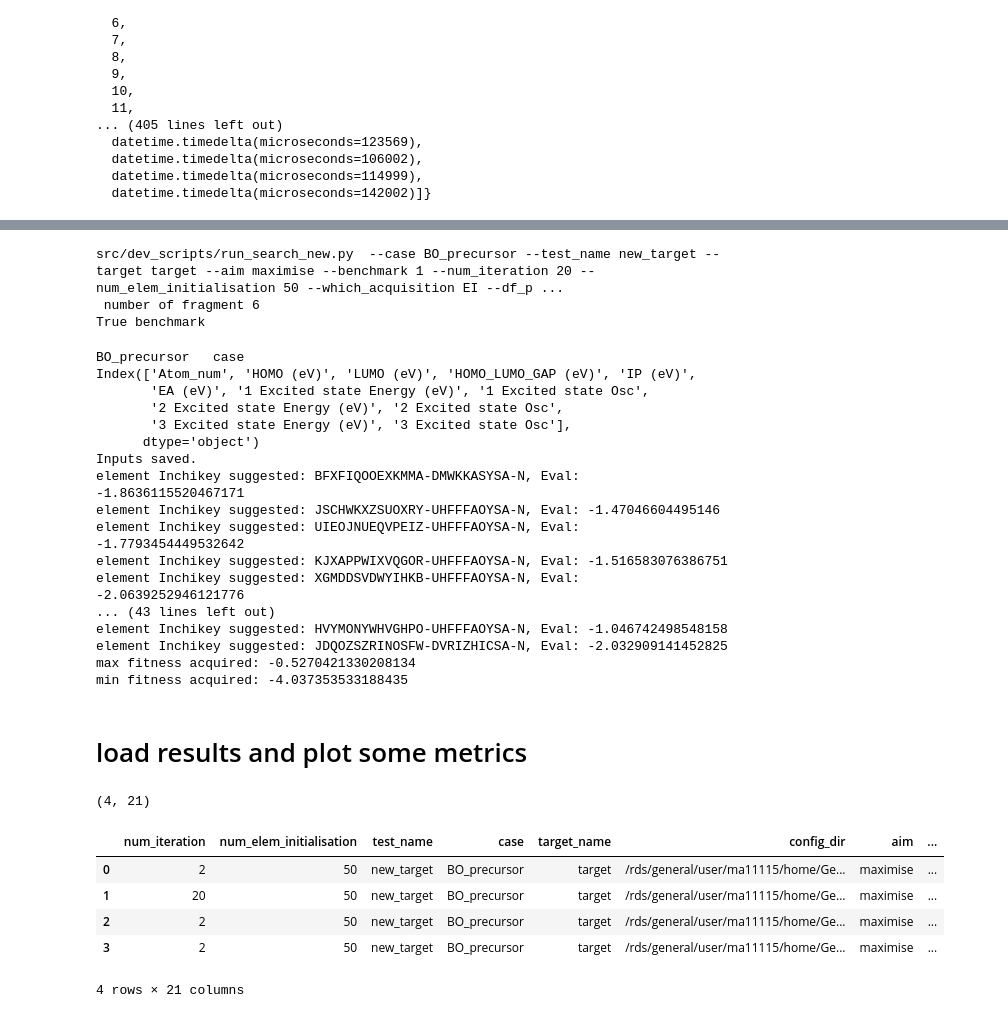
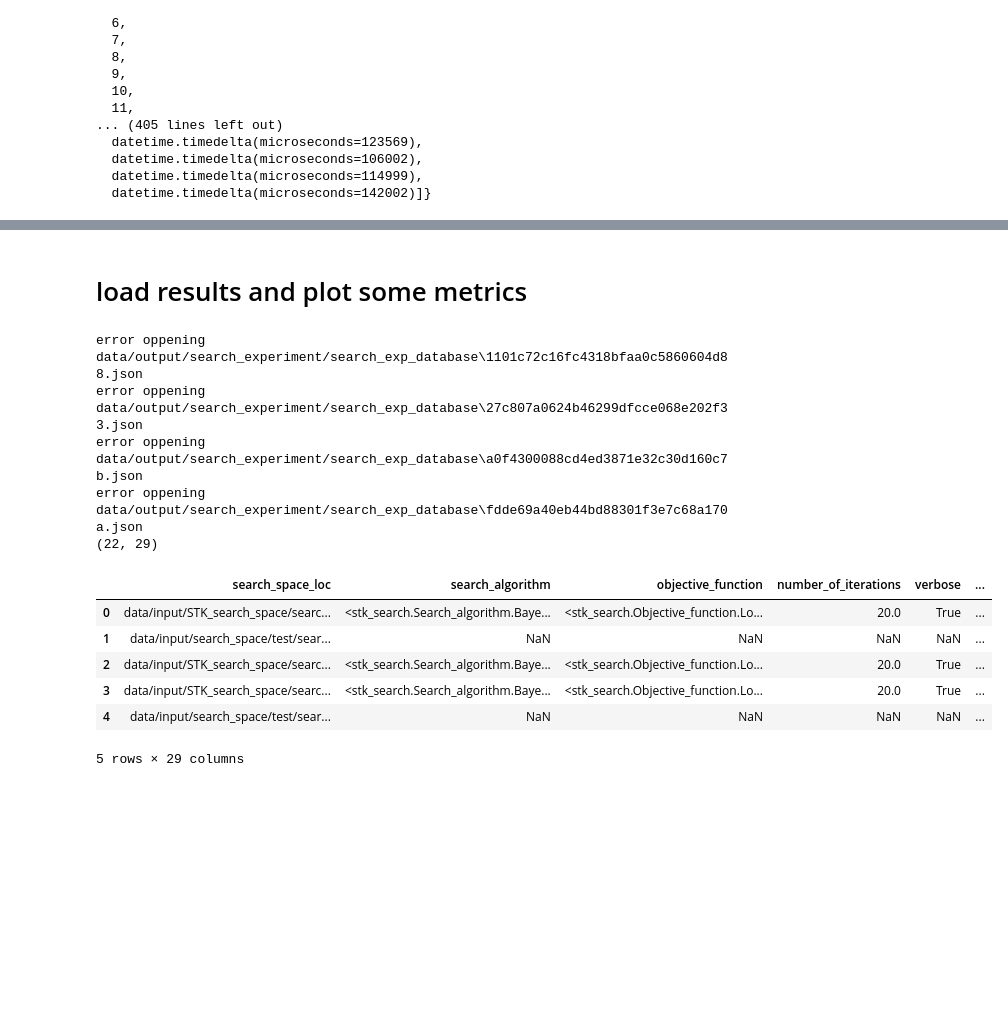
Before and after one commit to mohammedazzouzi15/STK_search, a Jupyter notebook: Example_notebooks/2_run_search_exp.ipynb, the cells around one changed output, grey strips where cells are left out. Saved outputs shown, nothing was run; the diff lists cells and outputs as text; code cells hidden in the pictures; blank space fills up the shorter version.

```diff
--- a/Example_notebooks/2_run_search_exp.ipynb
+++ b/Example_notebooks/2_run_search_exp.ipynb
@@ -239,84 +277,44 @@ num_iteration=20
-# %%
-# run a search experiment with the new target
-from stk_search.utils import run_hpc_utils
-importlib.reload(run_hpc_utils)
-case_name = 'BO_precursor'#'BO_learned'
-df_total_path = "data/output/Full_dataset/New_target200324.csv"
-df_representation_path ="data/output/Prescursor_data/precursor_data_200324.pkl"
-exp_name = "new_target"
-search_space_loc = "data/input/search_space/test/search_space1.pkl"
-which_acquisition = "EI"
-
-string_to_run_notbook, script_qsub = run_hpc_utils.generate_string_run(
-                case=case_name,
-                target="target",
-                aim='maximise',
-                num_elem_initialisation=50,
-                num_iteration=20,
-                df_path=df_total_path,
-                benchmark=True,
-                test_name= exp_name,
-                df_representation_path=df_representation_path,
-                frag_properties="selected",
-                search_space_loc = search_space_loc,
-                which_acquisition = which_acquisition,
-            )
-
-%run $string_to_run_notbook
-# %% [output]
-src/dev_scripts/run_search_new.py  --case BO_precursor --test_name new_target --target target --aim maximise --benchmark 1 --num_iteration 20 --num_elem_initialisation 50 --which_acquisition EI --df_p ...
- number of fragment 6
-True benchmark
-BO_precursor   case
-Index(['Atom_num', 'HOMO (eV)', 'LUMO (eV)', 'HOMO_LUMO_GAP (eV)', 'IP (eV)',
-       'EA (eV)', '1 Excited state Energy (eV)', '1 Excited state Osc',
-       '2 Excited state Energy (eV)', '2 Excited state Osc',
-       '3 Excited state Energy (eV)', '3 Excited state Osc'],
-      dtype='object')
-Inputs saved.
-element Inchikey suggested: BFXFIQOOEXKMMA-DMWKKASYSA-N, Eval: -1.8636115520467171
-element Inchikey suggested: JSCHWKXZSUOXRY-UHFFFAOYSA-N, Eval: -1.47046604495146
-element Inchikey suggested: UIEOJNUEQVPEIZ-UHFFFAOYSA-N, Eval: -1.7793454449532642
-element Inchikey suggested: KJXAPPWIXVQGOR-UHFFFAOYSA-N, Eval: -1.516583076386751
-element Inchikey suggested: XGMDDSVDWYIHKB-UHFFFAOYSA-N, Eval: -2.0639252946121776
-... (43 lines left out)
-element Inchikey suggested: HVYMONYWHVGHPO-UHFFFAOYSA-N, Eval: -1.046742498548158
-element Inchikey suggested: JDQOZSZRINOSFW-DVRIZHICSA-N, Eval: -2.032909141452825
-max fitness acquired: -0.5270421330208134
-min fitness acquired: -4.037353533188435
 # %% [markdown]
 # load results and plot some metrics
 # %%
 
 import glob
 import pickle
 import json
 def load_search_list(df):
     search_list = []
     for index, row in df.iterrows():
         search_list.append(pickle.load(open(row['search_exp_file'], "rb")))
     return search_list
 save_path = f"data/output/search_experiment/search_exp_database"
 json_files = glob.glob(f"{save_path}/*.json")
 list_json = []
 for json_file in json_files:
-    with open(json_file, 'r') as f:
-        list_json.append(json.load(f))
-    f.close()
+    try:
+        with open(json_file, 'r') as f:
+            list_json.append(json.load(f))
+        f.close()
+    except:
+        print('error oppening',json_file)
 df = pd.DataFrame(list_json)
 df['search_exp_file'] = df['search_output_folder']+"/"+df['date']+"/results_"+df['run_search_name']+'.pkl'
 #df = df[~df['benchmark']]
 print(df.shape)
 df_all = df.copy()
 df_all.head()
 # %% [output]
-(4, 21)
+error oppening data/output/search_experiment/search_exp_database\1101c72c16fc4318bfaa0c5860604d88.json
+error oppening data/output/search_experiment/search_exp_database\27c807a0624b46299dfcce068e202f33.json
+error oppening data/output/search_experiment/search_exp_database\a0f4300088cd4ed3871e32c30d160c7b.json
+error oppening data/output/search_experiment/search_exp_database\fdde69a40eb44bd88301f3e7c68a170a.json
+(22, 29)
-|  | num_iteration | num_elem_initialisation | test_name | case | target_name | config_dir | aim | ... |
-| 0 | 2 | 50 | new_target | BO_precursor | target | /rds/general/user/ma11115/home/Ge... | maximise | ... |
-| 1 | 20 | 50 | new_target | BO_precursor | target | /rds/general/user/ma11115/home/Ge... | maximise | ... |
-| 2 | 2 | 50 | new_target | BO_precursor | target | /rds/general/user/ma11115/home/Ge... | maximise | ... |
-| 3 | 2 | 50 | new_target | BO_precursor | target | /rds/general/user/ma11115/home/Ge... | maximise | ... |
+|  | search_space_loc | search_algorithm | objective_function | number_of_iterations | verbose | ... |
+| 0 | data/input/STK_search_space/searc... | <stk_search.Search_algorithm.Baye... | <stk_search.Objective_function.Lo... | 20.0 | True | ... |
+| 1 | data/input/search_space/test/sear... | NaN | NaN | NaN | NaN | ... |
+| 2 | data/input/STK_search_space/searc... | <stk_search.Search_algorithm.Baye... | <stk_search.Objective_function.Lo... | 20.0 | True | ... |
+| 3 | data/input/STK_search_space/searc... | <stk_search.Search_algorithm.Baye... | <stk_search.Objective_function.Lo... | 20.0 | True | ... |
+| 4 | data/input/search_space/test/sear... | NaN | NaN | NaN | NaN | ... |
-4 rows × 21 columns
+5 rows × 29 columns
 # %%
 num_iteration = 20
 num_elem_initialisation = 50
```
Also changed, not shown: parts of 5 cells of this notebook, 3 other files.
